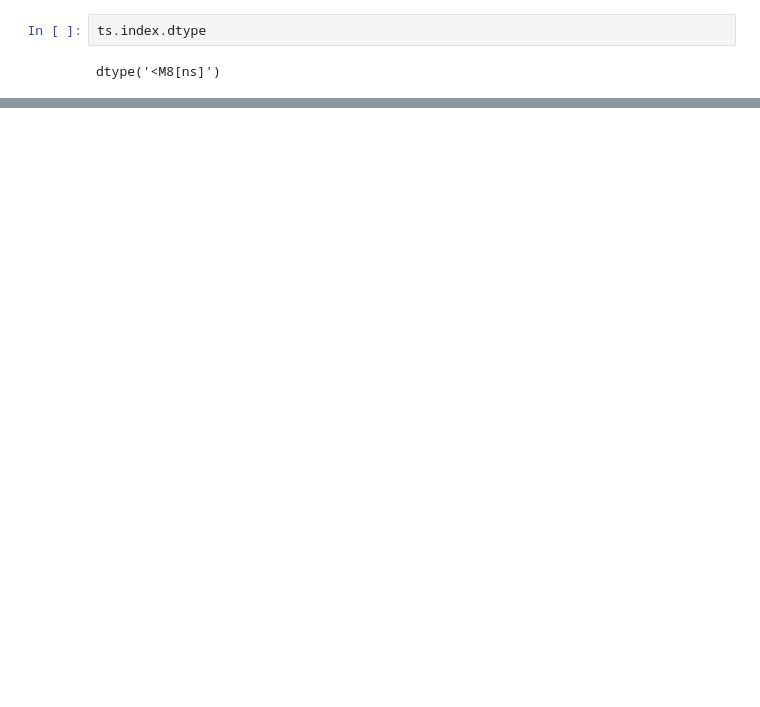
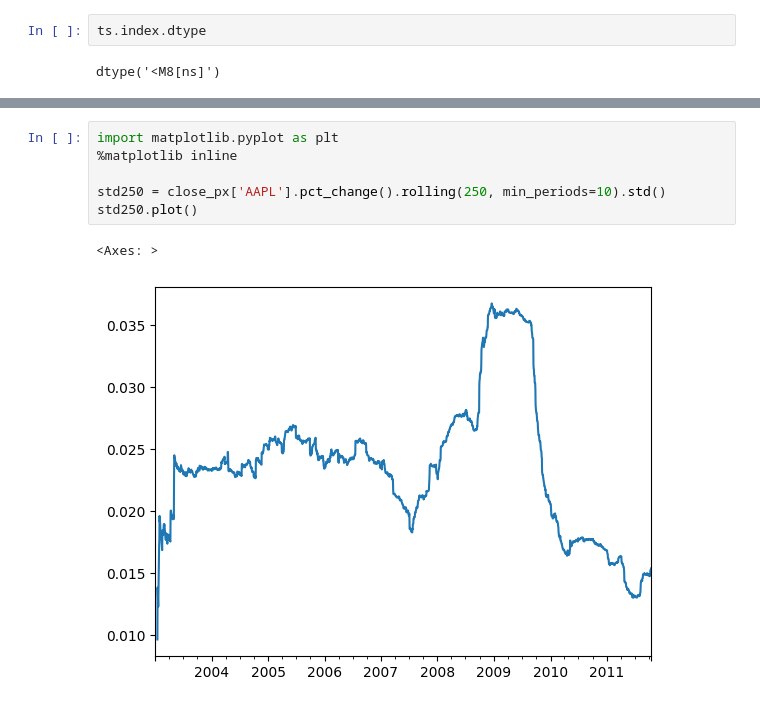
Before and after one commit to william-barros-costa/data_science_basic_knowledge, a Jupyter notebook: 8_time_series/chapter.ipynb, the cells around one changed output, grey strips where cells are left out. Drawn from its saved outputs; the diff is of its cells as text; blank space fills up the shorter version.

```diff
--- a/8_time_series/chapter.ipynb
+++ b/8_time_series/chapter.ipynb
@@ -97,0 +1092,9 @@ False
+# %%
+import matplotlib.pyplot as plt
+%matplotlib inline
+
+std250 = close_px['AAPL'].pct_change().rolling(250, min_periods=10).std()
+std250.plot()
+# %% [output]
+<Axes: >
+[figure, added]
```
Also changed, not shown: parts of 140 cells of this notebook.
